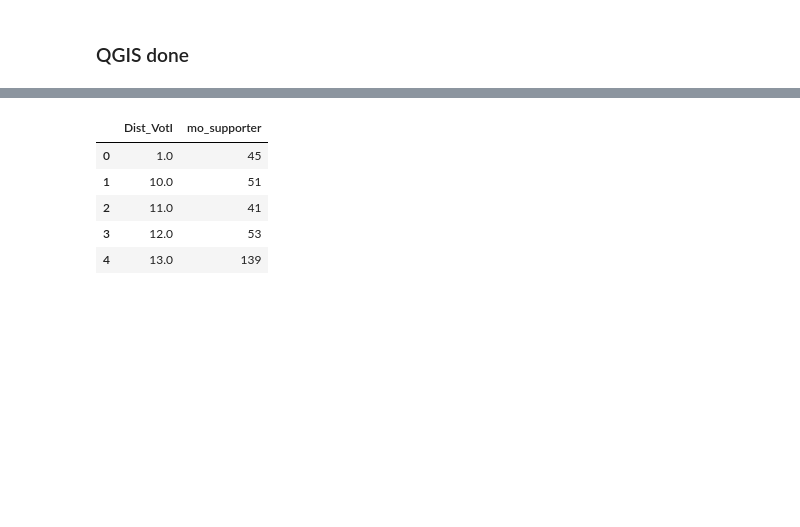
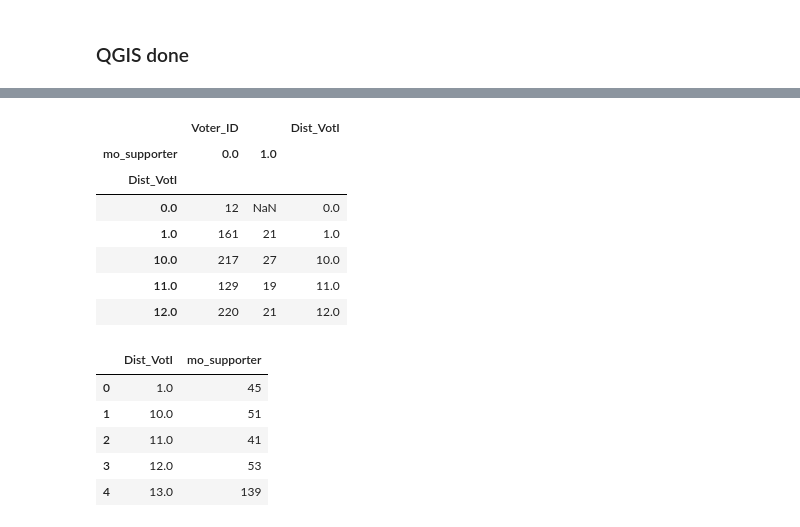
Before and after one commit to bdoohan/Jersey-City-Ward-D-Election, a Jupyter notebook: Mo_Post_Election_Analysis.ipynb, the cells around one changed output, grey strips where cells are left out. Saved outputs shown, nothing was run; the diff lists cells and outputs as text; code cells hidden in the pictures; blank space fills up the shorter version.

```diff
--- a/Mo_Post_Election_Analysis.ipynb
+++ b/Mo_Post_Election_Analysis.ipynb
@@ -292,5 +328,16 @@ results_groupby.head()
 # %%
 mo_groupby = mo_groupby.convert_objects(convert_numeric=True)
+# %%
+results_groupby.transpose().head()
+# %% [output]
+|  | Voter_ID |  | Dist_VotI |
+| mo_supporter | 0.0 | 1.0 |  |
+| Dist_VotI |  |  |  |
+| 0.0 | 12 | NaN | 0.0 |
+| 1.0 | 161 | 21 | 1.0 |
+| 10.0 | 217 | 27 | 10.0 |
+| 11.0 | 129 | 19 | 11.0 |
+| 12.0 | 220 | 21 | 12.0 |
 # %%
 mo_groupby.head()
 # %% [output]
```
Also changed, not shown: parts of 30 cells of this notebook.
